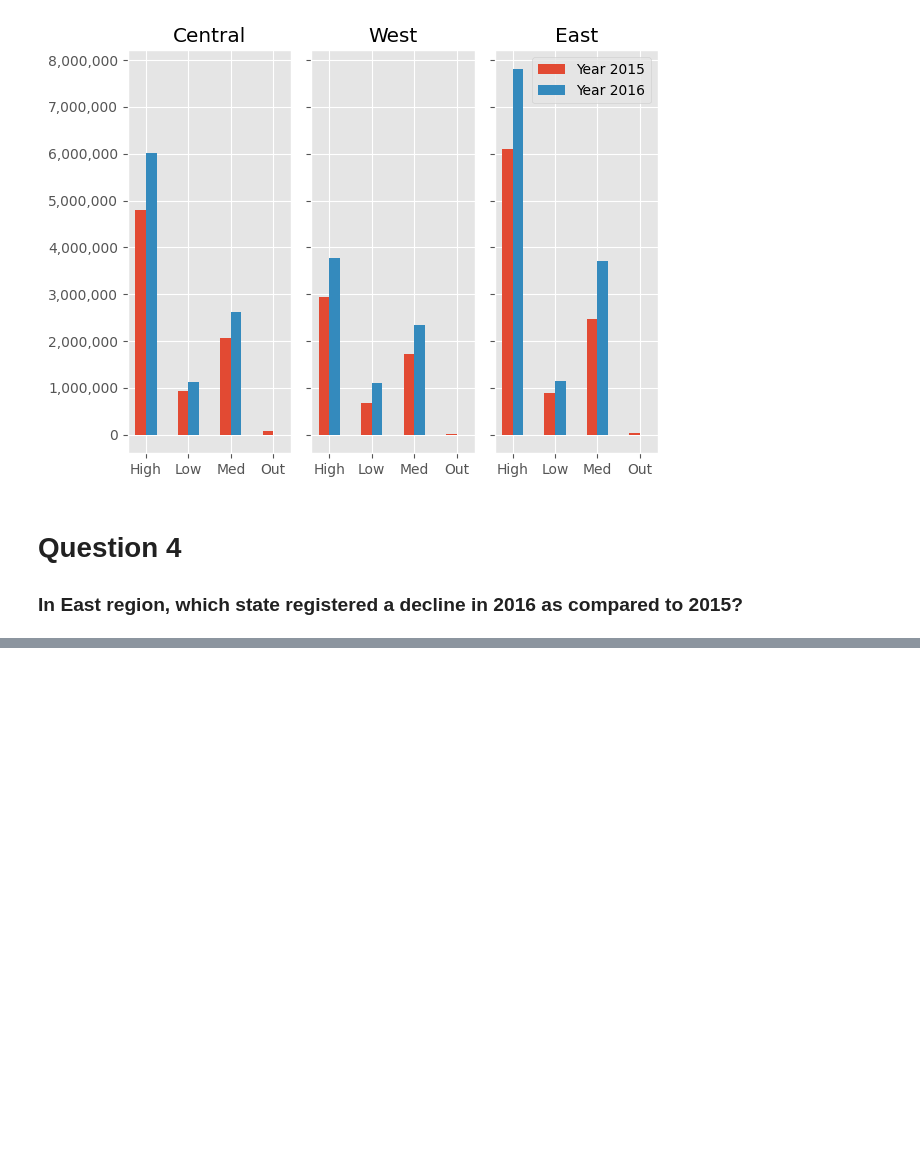
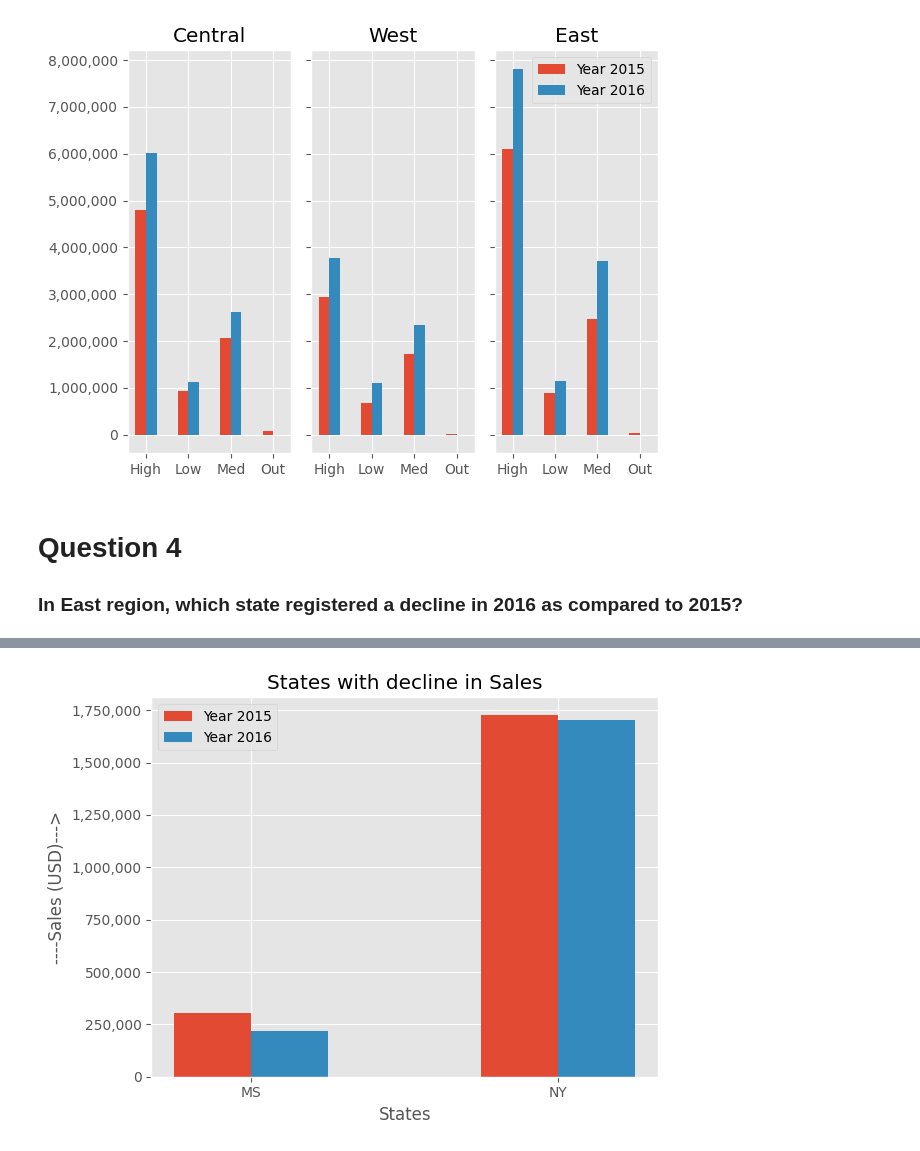
Before and after one commit to my-growth-diary/Pharma-Case-Study-1, a Jupyter notebook: Case Study - Solution.ipynb, the cells around one changed output, grey strips where cells are left out. Drawn from its saved outputs; the diff is of its cells as text; code cells hidden in the pictures; blank space fills up the shorter version.

```diff
--- a/Case Study - Solution.ipynb
+++ b/Case Study - Solution.ipynb
@@ -159,0 +155,2 @@ data_A4
+# %%
+data_A4["Sales_Decline"] = np.where((data_A4['Sales2016'] < data_A4['Sales2015']),True,False)
@@ -159,0 +165,25 @@ data_A4
+# %%
+State_labels = data_A4_Final.index.unique()
+#State_labels.sort()
+sales2015 = data_A4_Final['Sales2015']
+sales2016 = data_A4_Final['Sales2016']
+width = 0.25
+x_indexes_a4 = np.arange(len(State_labels))
+
+
+
+legends_a4 = ['Year 2015', 'Year 2016']
+plt.bar(x_indexes_a4 - width/2, sales2015, width = width)
+plt.bar(x_indexes_a4 + width/2, sales2016, width = width)
+plt.xticks(ticks = x_indexes_a4 , labels = State_labels)
+plt.title("States with decline in Sales")
+plt.xlabel("States")
+plt.ylabel("----Sales (USD)--->")
+plt.legend(legends_a4)
+current_values = plt.gca().get_yticks()
+plt.gca().set_yticklabels(['{:,.0f}'.format(x) for x in current_values])
+
+plt.tight_layout()
+plt.show()
+# %% [output]
+[figure, added]
```
Also changed, not shown: parts of 3 cells of this notebook.
